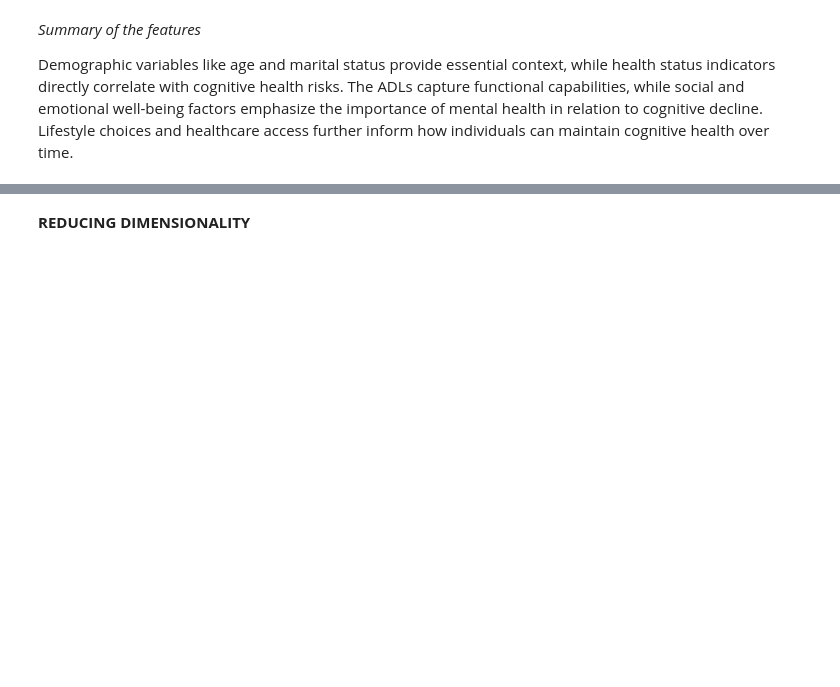
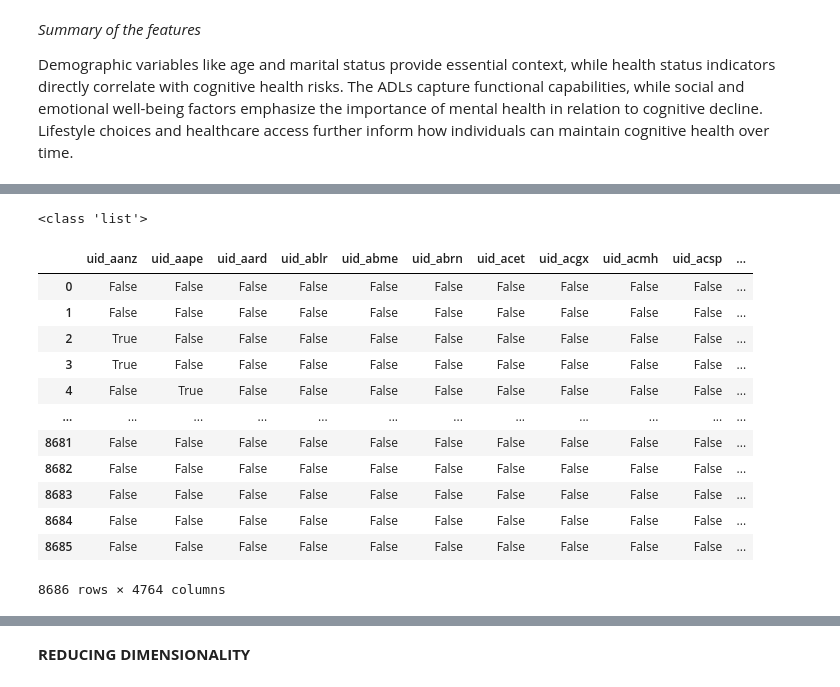
Before and after one commit to geomwangi007/Early-Detection-of-Alzheimer-s-Disease-and-Related-Dementias-Using-Social-Determinants-of-Health, a Jupyter notebook: IPNYBS/Mercy.ipynb, the cells around one changed output, grey strips where cells are left out. Drawn from its saved outputs; the diff is of its cells as text; code cells hidden in the pictures; blank space fills up the shorter version.

Commit message:
modelling approach using long data

```diff
--- a/IPNYBS/Mercy.ipynb
+++ b/IPNYBS/Mercy.ipynb
@@ -1272,0 +1329,6 @@ R-squared (R²): -0.0074
+# %%
+from sklearn.impute import SimpleImputer
+
+# Impute missing values with the median (you can also use 'mean' or 'most_frequent')
+imputer = SimpleImputer(strategy='most_frequent')
+data_imputed = pd.DataFrame(imputer.fit_transform(data_long), columns=data_long.columns)
@@ -1272,0 +1365,3 @@ R-squared (R²): -0.0074
+# %%
+cat_cols = data_imputed.select_dtypes(include='object')
+print(cat_cols)
@@ -1272,0 +1386,24 @@ R-squared (R²): -0.0074
+# %%
+cat_cols = cat_cols.columns.tolist()
+# %%
+print(type(cat_cols))
+# %% [output]
+<class 'list'>
+# %%
+data_encoded = pd.get_dummies(data_imputed, columns=cat_cols, drop_first=True)
+# %%
+data_encoded
+# %% [output]
+|  | uid_aanz | uid_aape | uid_aard | uid_ablr | uid_abme | uid_abrn | uid_acet | uid_acgx | uid_acmh | uid_acsp | ... |
+| 0 | False | False | False | False | False | False | False | False | False | False | ... |
+| 1 | False | False | False | False | False | False | False | False | False | False | ... |
+| 2 | True | False | False | False | False | False | False | False | False | False | ... |
+| 3 | True | False | False | False | False | False | False | False | False | False | ... |
+| 4 | False | True | False | False | False | False | False | False | False | False | ... |
+| ... | ... | ... | ... | ... | ... | ... | ... | ... | ... | ... | ... |
+| 8681 | False | False | False | False | False | False | False | False | False | False | ... |
+| 8682 | False | False | False | False | False | False | False | False | False | False | ... |
+| 8683 | False | False | False | False | False | False | False | False | False | False | ... |
+| 8684 | False | False | False | False | False | False | False | False | False | False | ... |
+| 8685 | False | False | False | False | False | False | False | False | False | False | ... |
+8686 rows × 4764 columns
```
Also changed, not shown: parts of 17 cells of this notebook.
